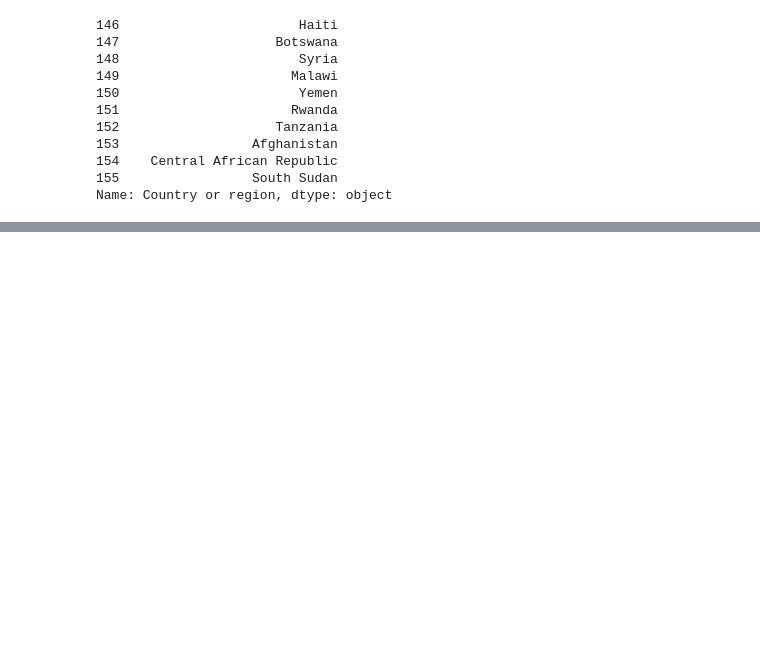
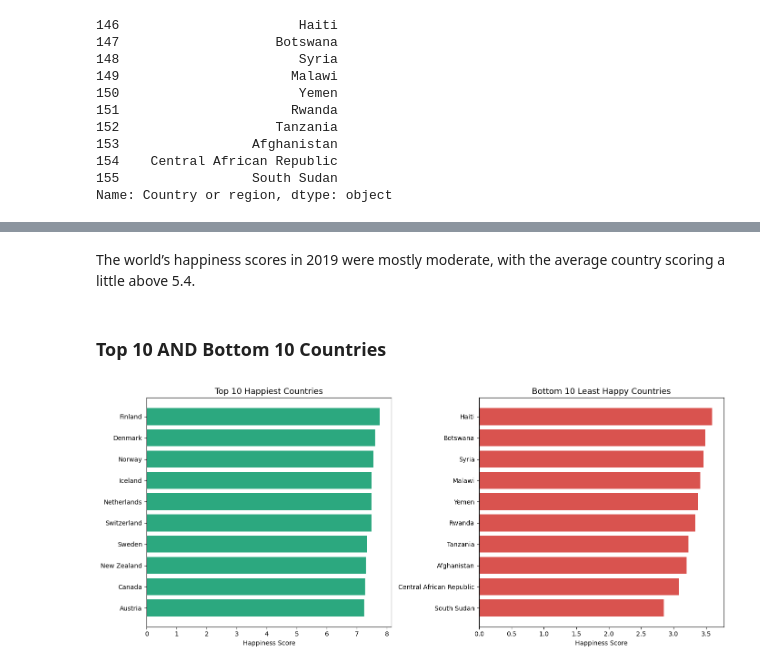
Before and after one commit to rohan0005/Python-Projects, a Jupyter notebook: 2019 World Happiness Report Analysis/2019 World Happiness Analysis.ipynb, the cells around one changed output, grey strips where cells are left out. Cells and saved outputs as stored; diff of their text form; code cells hidden in the pictures; blank space fills up the shorter version.

```diff
--- a/2019 World Happiness Report Analysis/2019 World Happiness Analysis.ipynb
+++ b/2019 World Happiness Report Analysis/2019 World Happiness Analysis.ipynb
@@ -139,0 +188,29 @@ Name: Country or region, dtype: object
+# %% [markdown]
+The world’s happiness scores in 2019 were mostly moderate, with the average country scoring a little above 5.4.
+# %% [markdown]
+### Top 10 AND Bottom 10 Countries
+# %%
+#TOP 10
+top10 = df.head(10)
+#BOTTOM 10
+bottom10 = df.tail(10)
+
+# Creating side by side plots using subplots
+fig, axes = plt.subplots(1, 2, figsize=(14, 6))
+
+#for left chart: Top 10
+axes[0].barh(top10['Country or region'], top10['Score'], color='#2ca87f')
+axes[0].set_title('Top 10 Happiest Countries', fontsize=13)
+axes[0].set_xlabel('Happiness Score')
+axes[0].invert_yaxis()  # rank 1 appears at top
+
+#for right chart: Bottom 10
+axes[1].barh(bottom10['Country or region'], bottom10['Score'], color='#d9534f')
+axes[1].set_title('Bottom 10 Least Happy Countries', fontsize=13)
+axes[1].set_xlabel('Happiness Score')
+axes[1].invert_yaxis()
+
+plt.tight_layout()
+plt.show()
+# %% [output]
+[figure, added]
```
Also changed, not shown: parts of 14 cells of this notebook.
